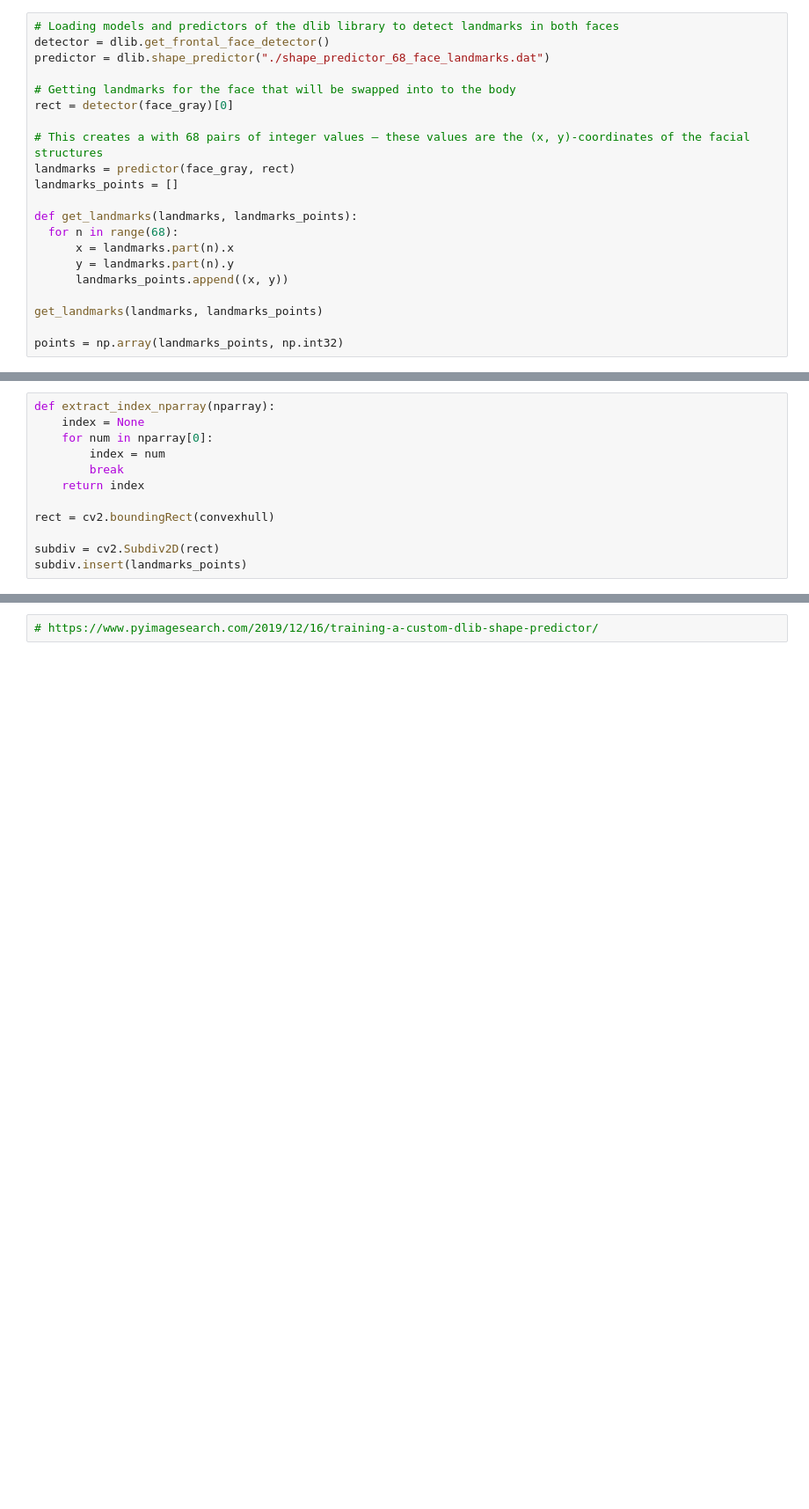
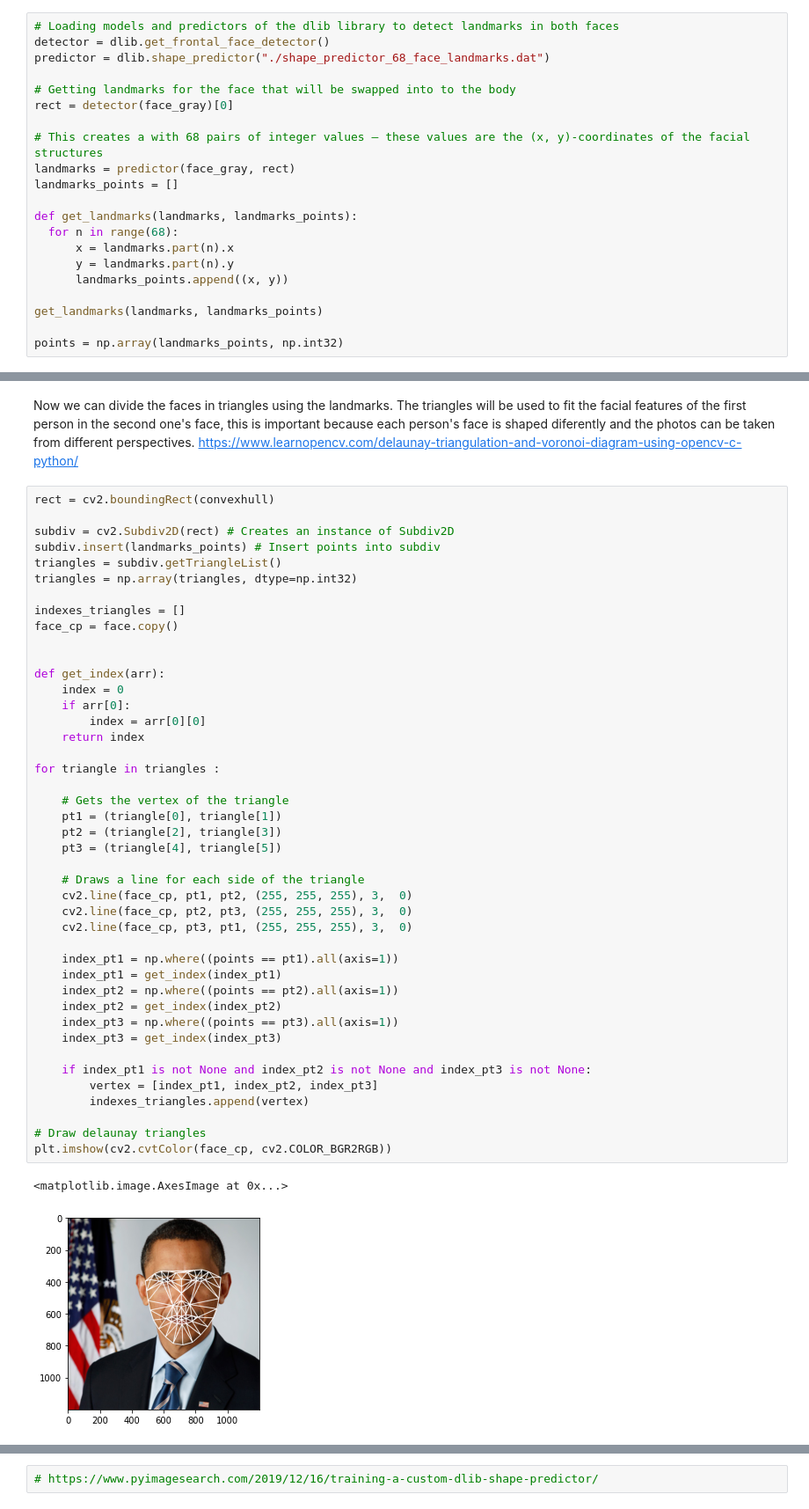
Before and after one commit to guipleite/CV2-Face-Swap, a Jupyter notebook: face_swap.ipynb, the cells around one changed output, grey strips where cells are left out. Shown: that part at 88% size. Drawn from its saved outputs; the diff is of its cells as text; blank space fills up the shorter version.

Commit message:
Delaunay Triangulation

```diff
--- a/face_swap.ipynb
+++ b/face_swap.ipynb
@@ -55,15 +54,52 @@ face_image_1 = cv2.bitwise_and(face, face, mask=mask)
-# %%
-def extract_index_nparray(nparray):
-    index = None
-    for num in nparray[0]:
-        index = num
-        break
-    return index
-
-rect = cv2.boundingRect(convexhull)
-
-subdiv = cv2.Subdiv2D(rect)
-subdiv.insert(landmarks_points)
+# %% [markdown]
+Now we can divide the faces in triangles using the landmarks. The triangles will be used to fit the facial features of the first person in the second one's face, this is important because each person's face is shaped diferently and the photos can be taken from different perspectives.
+https://www.learnopencv.com/delaunay-triangulation-and-voronoi-diagram-using-opencv-c-python/
+# %%
+rect = cv2.boundingRect(convexhull)
+
+subdiv = cv2.Subdiv2D(rect) # Creates an instance of Subdiv2D
+subdiv.insert(landmarks_points) # Insert points into subdiv
+triangles = subdiv.getTriangleList()
+triangles = np.array(triangles, dtype=np.int32)
+
+indexes_triangles = []
+face_cp = face.copy()
+
+
+def get_index(arr):
+    index = 0
+    if arr[0]:
+        index = arr[0][0]
+    return index
+
+for triangle in triangles :
+
+    # Gets the vertex of the triangle
+    pt1 = (triangle[0], triangle[1])
+    pt2 = (triangle[2], triangle[3])
+    pt3 = (triangle[4], triangle[5])
+
+    # Draws a line for each side of the triangle
+    cv2.line(face_cp, pt1, pt2, (255, 255, 255), 3,  0)
+    cv2.line(face_cp, pt2, pt3, (255, 255, 255), 3,  0)
+    cv2.line(face_cp, pt3, pt1, (255, 255, 255), 3,  0)
+
+    index_pt1 = np.where((points == pt1).all(axis=1))
+    index_pt1 = get_index(index_pt1)
+    index_pt2 = np.where((points == pt2).all(axis=1))
+    index_pt2 = get_index(index_pt2)
+    index_pt3 = np.where((points == pt3).all(axis=1))
+    index_pt3 = get_index(index_pt3)
+
+    if index_pt1 is not None and index_pt2 is not None and index_pt3 is not None:
+        vertex = [index_pt1, index_pt2, index_pt3]
+        indexes_triangles.append(vertex)
+
+# Draw delaunay triangles
+plt.imshow(cv2.cvtColor(face_cp, cv2.COLOR_BGR2RGB))
+# %% [output]
+<matplotlib.image.AxesImage at 0x...>
+[figure, added]
 # %%
 face_gray.shape
 # %% [output]
```
Also changed, not shown: parts of 4 cells of this notebook, 2 other files.
